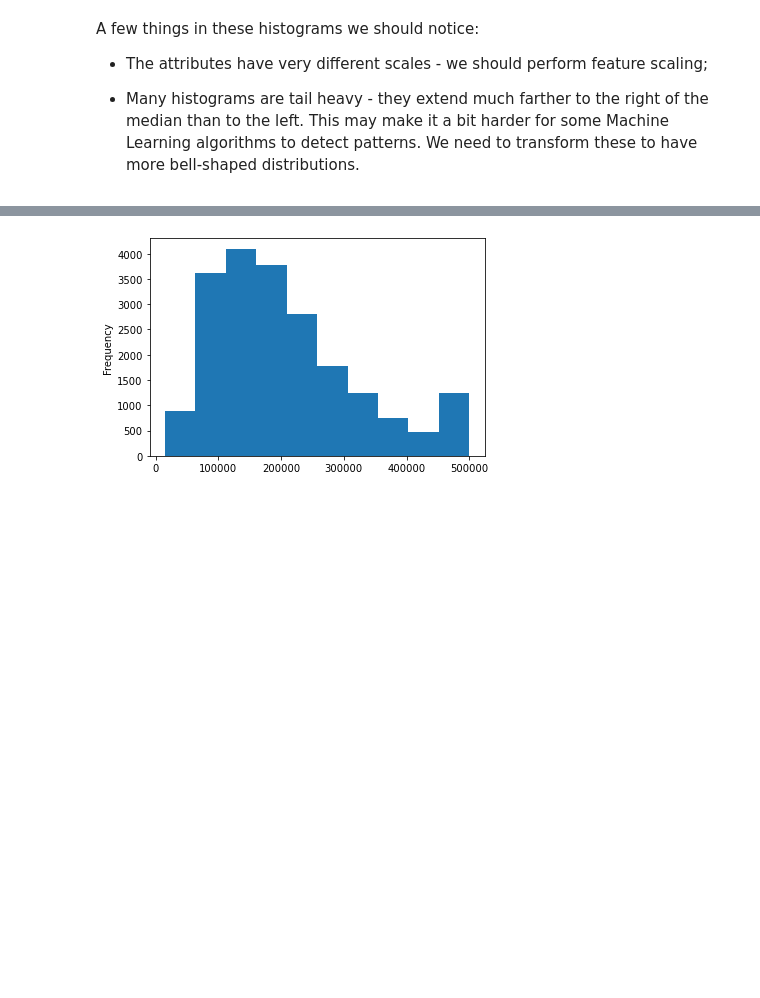
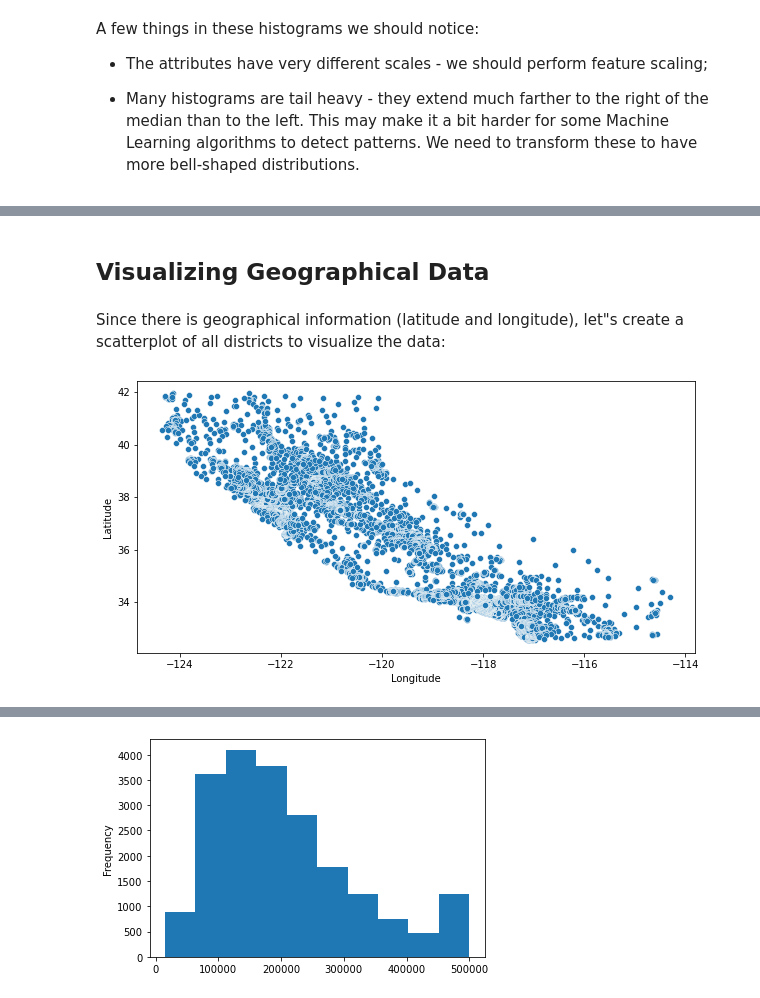
Before and after one commit to LucianPopaLVP/Project-3---Supervised-Learning---Regression, a Jupyter notebook: linear_regression_CaliforniaHousing.ipynb, the cells around one changed output, grey strips where cells are left out. Saved outputs shown, nothing was run; the diff lists cells and outputs as text; code cells hidden in the pictures; blank space fills up the shorter version.

```diff
--- a/linear_regression_CaliforniaHousing.ipynb
+++ b/linear_regression_CaliforniaHousing.ipynb
@@ -187,0 +236,10 @@ A few things in these histograms we should notice:
+# %% [markdown]
+## Visualizing Geographical Data
+# %% [markdown]
+Since there is geographical information (latitude and longitude), let"s create a scatterplot of all districts to visualize the data:
+# %%
+plt.figure(figsize=(10, 5))
+sns.scatterplot(data=df, x="Longitude", y="Latitude")
+plt.show()
+# %% [output]
+[figure, added]
```
Also changed, not shown: parts of 44 cells of this notebook.
